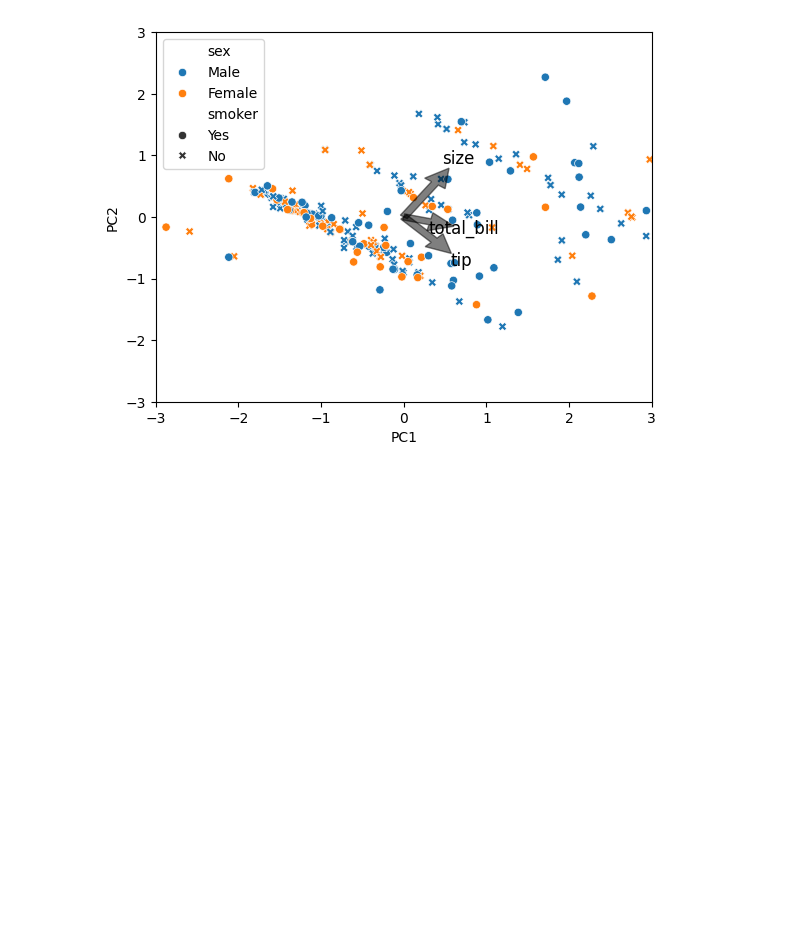
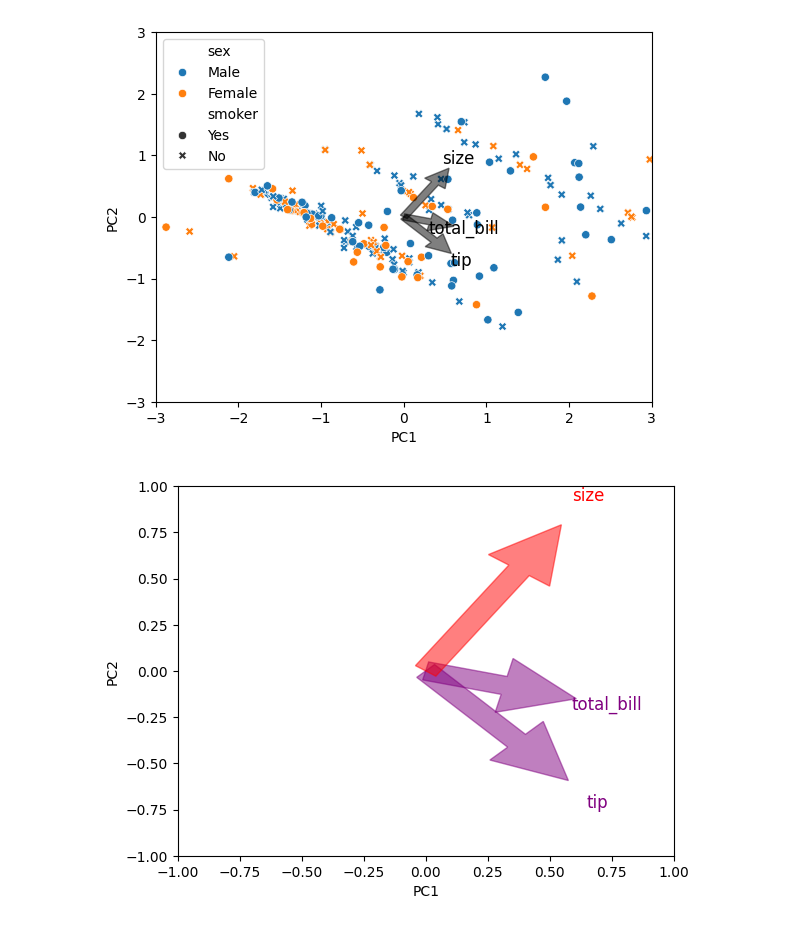
Before and after one commit to Zeeshier/Machine_Learning, a Jupyter notebook: 3. Unsupervised_Learning/3. Dimensionality Reduction/Principal Component Analysis (PCA).ipynb, the cells around one changed output. Drawn from its saved outputs; the diff is of its cells as text; code cells hidden in the pictures; blank space fills up the shorter version.

```diff
--- a/3. Unsupervised_Learning/3. Dimensionality Reduction/Principal Component Analysis (PCA).ipynb
+++ b/3. Unsupervised_Learning/3. Dimensionality Reduction/Principal Component Analysis (PCA).ipynb
@@ -170,3 +170,43 @@ plt.ylabel('PC2')
 plt.show()
 # %% [output]
 [figure]
+# %%
+
+import numpy as np
+import pandas as pd
+from sklearn.decomposition import PCA
+import seaborn as sns
+import matplotlib.pyplot as plt
+
+# Load the tips dataset from seaborn
+tips = sns.load_dataset('tips')
+
+# Prepare the data for PCA
+X = tips[['total_bill', 'tip', 'size']]
+X = (X - X.mean()) / X.std()
+
+# Perform PCA with two components
+pca = PCA(n_components=2)
+pca.fit(X)
+
+# Add arrows indicating the direction and strength of each original feature in the principal component space
+features = pca.components_.T
+for i, feature in enumerate(features):
+    x, y = feature
+    color = 'red' if x > 0 and y > 0 else 'green' if x < 0 and y < 0 else 'blue' if x < 0 and y > 0 else 'purple'
+    plt.arrow(0, 0, x, y, color=color, alpha=0.5, width=0.1,
+              head_width=0.3, head_length=0.3, length_includes_head=True)
+    plt.text(x*1.2, y*1.2, X.columns[i], color=color, ha='center', va='center', fontsize=12)
+
+# Set the axis limits
+plt.xlim(-1, 1)
+plt.ylim(-1, 1)
+
+# Set the axis labels
+plt.xlabel('PC1')
+plt.ylabel('PC2')
+
+# Show the plot
+plt.show()
+# %% [output]
+[figure, added]
```
